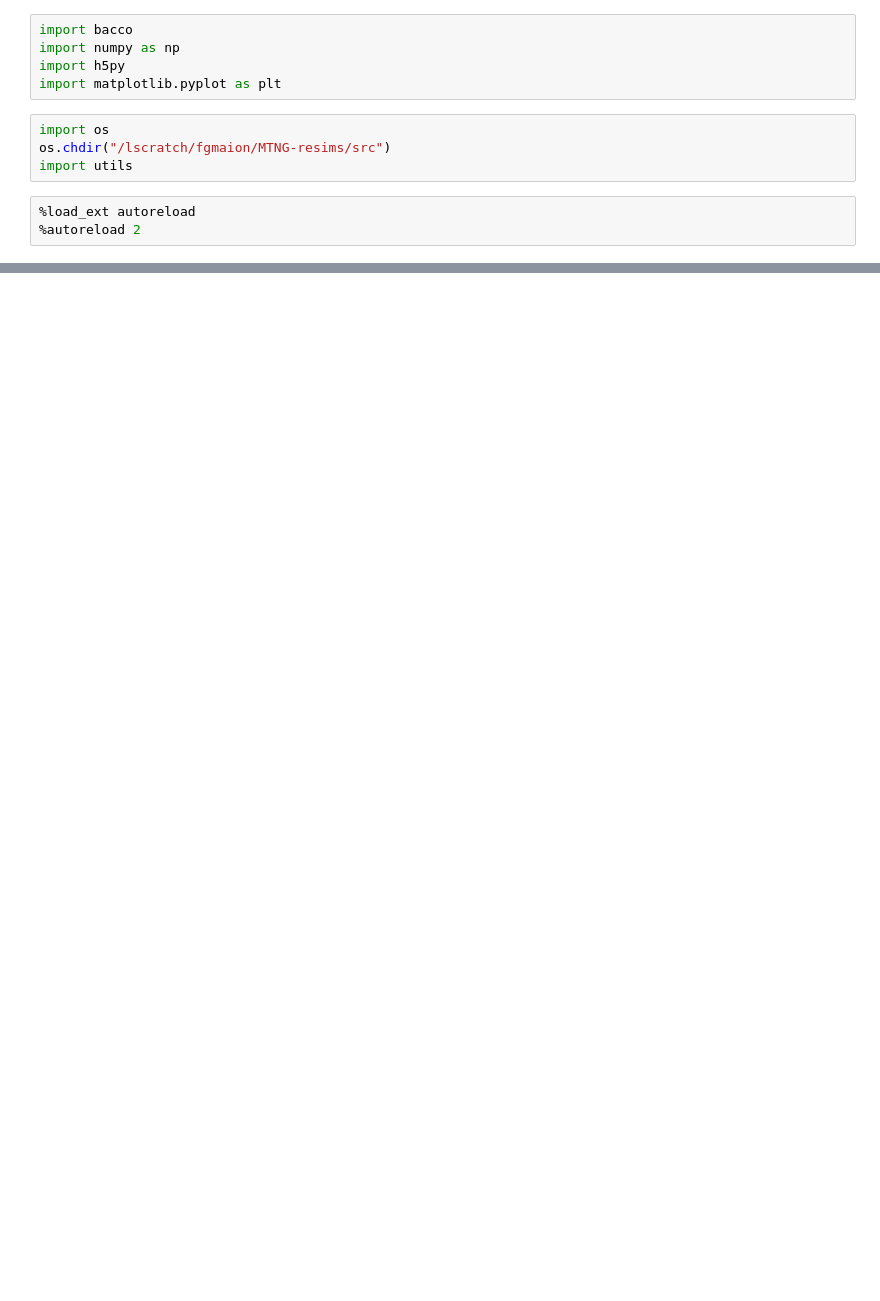
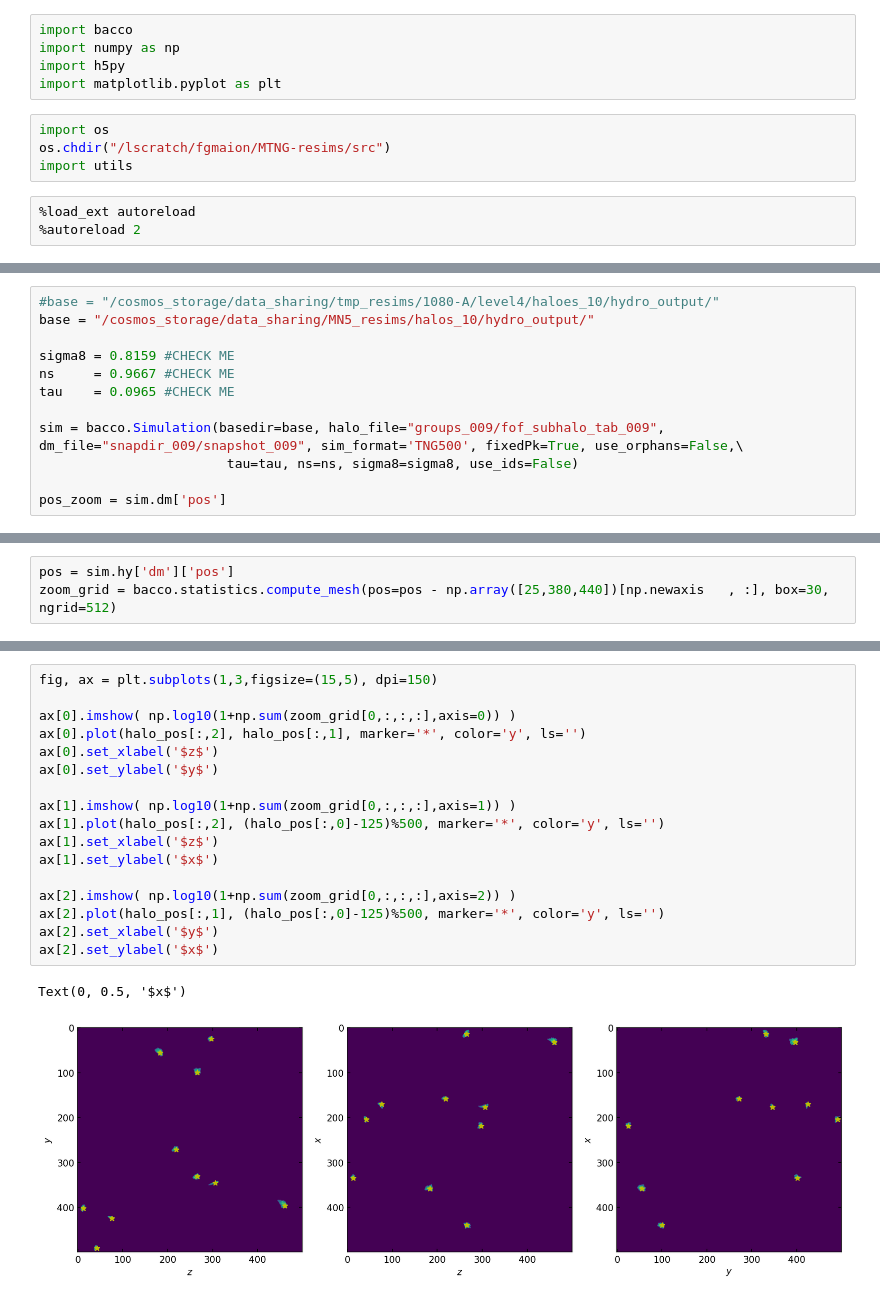
Before and after one commit to fgmaion/MTNG-resims, a Jupyter notebook: Notebooks/galaxy_comparison_July_2.ipynb, the cells around one changed output, grey strips where cells are left out. Cells and saved outputs as stored; diff of their text form; blank space fills up the shorter version.

```diff
--- a/Notebooks/galaxy_comparison_July_2.ipynb
+++ b/Notebooks/galaxy_comparison_July_2.ipynb
@@ -127,0 +144,12 @@ with h5py.File('/cosmos_storage/data_sharing/tmp_resims/1080-A/level4/haloes_10/
+# %%
+#base = "/cosmos_storage/data_sharing/tmp_resims/1080-A/level4/haloes_10/hydro_output/"
+base = "/cosmos_storage/data_sharing/MN5_resims/halos_10/hydro_output/"
+
+sigma8 = 0.8159 #CHECK ME
+ns     = 0.9667 #CHECK ME
+tau    = 0.0965 #CHECK ME
+
+sim = bacco.Simulation(basedir=base, halo_file="groups_009/fof_subhalo_tab_009", dm_file="snapdir_009/snapshot_009", sim_format='TNG500', fixedPk=True, use_orphans=False,\
+                        tau=tau, ns=ns, sigma8=sigma8, use_ids=False)
+
+pos_zoom = sim.dm['pos']
@@ -127,0 +217,3 @@ with h5py.File('/cosmos_storage/data_sharing/tmp_resims/1080-A/level4/haloes_10/
+# %%
+pos = sim.hy['dm']['pos']
+zoom_grid = bacco.statistics.compute_mesh(pos=pos - np.array([25,380,440])[np.newaxis   , :], box=30, ngrid=512)
@@ -127,0 +253,20 @@ with h5py.File('/cosmos_storage/data_sharing/tmp_resims/1080-A/level4/haloes_10/
+# %%
+fig, ax = plt.subplots(1,3,figsize=(15,5), dpi=150)
+
+ax[0].imshow( np.log10(1+np.sum(zoom_grid[0,:,:,:],axis=0)) )
+ax[0].plot(halo_pos[:,2], halo_pos[:,1], marker='*', color='y', ls='')
+ax[0].set_xlabel('$z$')
+ax[0].set_ylabel('$y$')
+
+ax[1].imshow( np.log10(1+np.sum(zoom_grid[0,:,:,:],axis=1)) )
+ax[1].plot(halo_pos[:,2], (halo_pos[:,0]-125)%500, marker='*', color='y', ls='')
+ax[1].set_xlabel('$z$')
+ax[1].set_ylabel('$x$')
+
+ax[2].imshow( np.log10(1+np.sum(zoom_grid[0,:,:,:],axis=2)) )
+ax[2].plot(halo_pos[:,1], (halo_pos[:,0]-125)%500, marker='*', color='y', ls='')
+ax[2].set_xlabel('$y$')
+ax[2].set_ylabel('$x$')
+# %% [output]
+Text(0, 0.5, '$x$')
+[figure, added]
```
Also changed, not shown: parts of 43 cells of this notebook, 1 other file.
